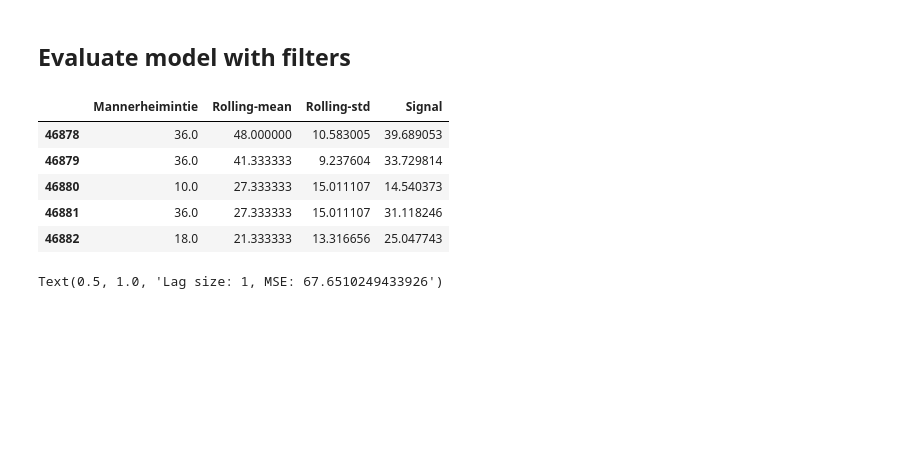
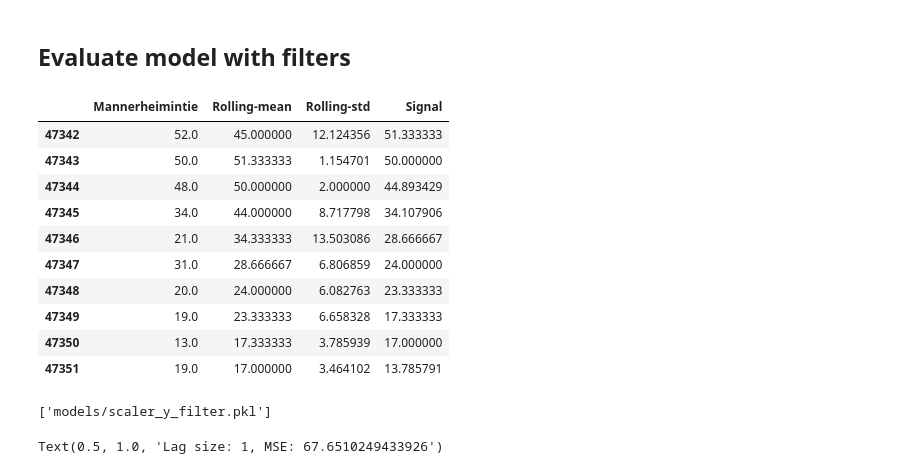
Before and after one commit to rautis/Advanced_Data_Science_Capstone, a Jupyter notebook: AirQualityIndex_evaluation.ipynb, the cells around one changed output. Drawn from its saved outputs; the diff is of its cells as text; code cells hidden in the pictures; blank space fills up the shorter version.

```diff
--- a/AirQualityIndex_evaluation.ipynb
+++ b/AirQualityIndex_evaluation.ipynb
@@ -108,14 +108,19 @@ Text(0.5, 1.0, 'MSE: 85.22068281055321')
 # %%
 df = pd.read_parquet("data/air-quality-idx-eval-2.parquet.gzip")
 df = df.filter(["Mannerheimintie", "Rolling-mean", "Rolling-std", "Signal"])
-df.head()
+df.tail(10)
 # %% [output]
 |  | Mannerheimintie | Rolling-mean | Rolling-std | Signal |
-| 46878 | 36.0 | 48.000000 | 10.583005 | 39.689053 |
-| 46879 | 36.0 | 41.333333 | 9.237604 | 33.729814 |
-| 46880 | 10.0 | 27.333333 | 15.011107 | 14.540373 |
-| 46881 | 36.0 | 27.333333 | 15.011107 | 31.118246 |
-| 46882 | 18.0 | 21.333333 | 13.316656 | 25.047743 |
+| 47342 | 52.0 | 45.000000 | 12.124356 | 51.333333 |
+| 47343 | 50.0 | 51.333333 | 1.154701 | 50.000000 |
+| 47344 | 48.0 | 50.000000 | 2.000000 | 44.893429 |
+| 47345 | 34.0 | 44.000000 | 8.717798 | 34.107906 |
+| 47346 | 21.0 | 34.333333 | 13.503086 | 28.666667 |
+| 47347 | 31.0 | 28.666667 | 6.806859 | 24.000000 |
+| 47348 | 20.0 | 24.000000 | 6.082763 | 23.333333 |
+| 47349 | 19.0 | 23.333333 | 6.658328 | 17.333333 |
+| 47350 | 13.0 | 17.333333 | 3.785939 | 17.000000 |
+| 47351 | 19.0 | 17.000000 | 3.464102 | 13.785791 |
 # %%
 features=4
 
@@ -145,6 +150,11 @@ yhat2 = model2.predict_generator(eval_generator2)
 predictions2 = scaler_y.inverse_transform(yhat2)
 y2 = scaler_y.inverse_transform(y[1:])
 error2 = mean_squared_error(y2, predictions2)
+# %%
+joblib.dump(scaler_X, "models/scaler_X_filter.pkl")
+joblib.dump(scaler_y, "models/scaler_y_filter.pkl")
+# %% [output]
+['models/scaler_y_filter.pkl']
 # %%
 plt.figure(figsize=(17,8))
 plt.subplot(2, 1, 1)
```
Also changed, not shown: 4 other files.
